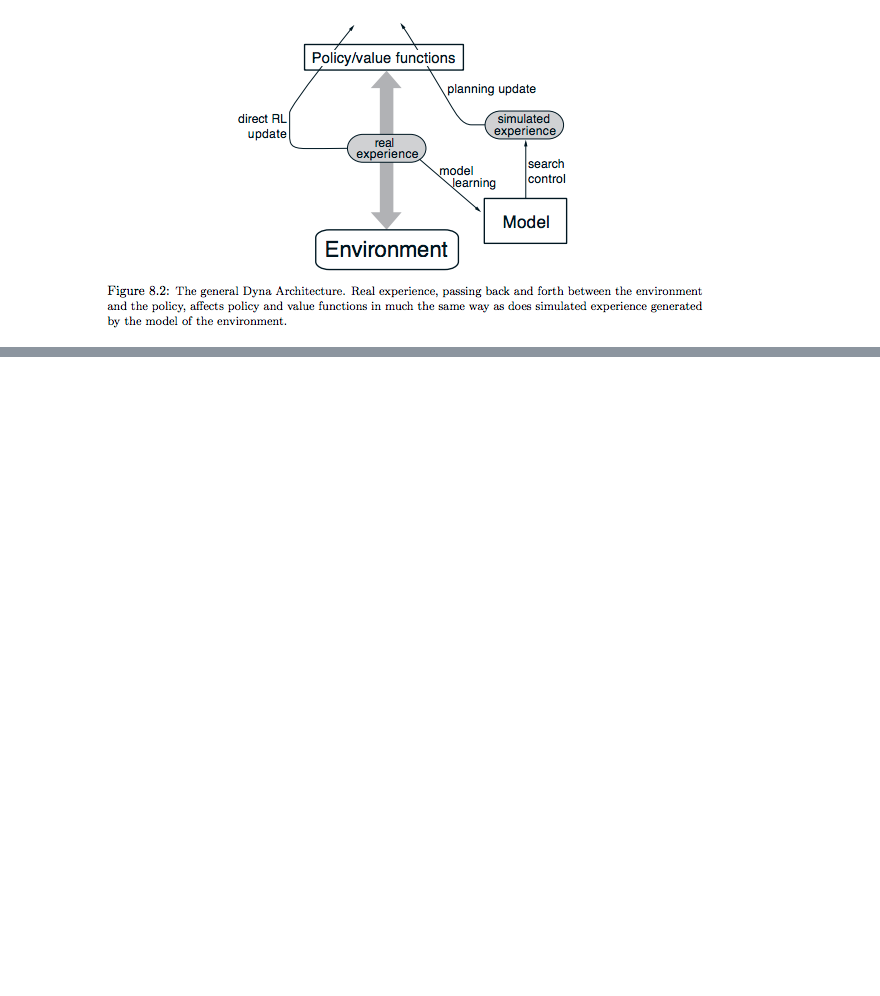
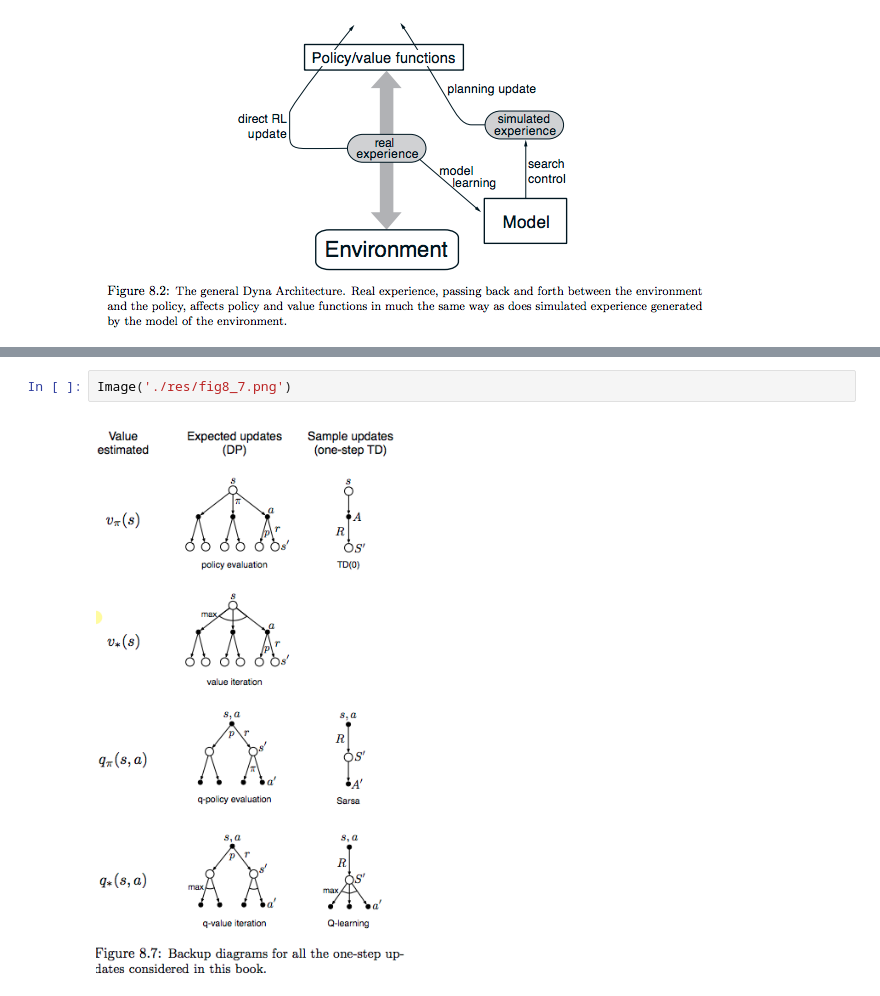
Before and after one commit to facaiy/book_notes, a Jupyter notebook: Reinforcement_Learing_An_Introduction/Planning_and_Learning_with_Tabular/note.ipynb, the cells around one changed output, grey strips where cells are left out. Drawn from its saved outputs; the diff is of its cells as text; blank space fills up the shorter version.

```diff
--- a/Reinforcement_Learing_An_Introduction/Planning_and_Learning_with_Tabular/note.ipynb
+++ b/Reinforcement_Learing_An_Introduction/Planning_and_Learning_with_Tabular/note.ipynb
@@ -50,0 +101,4 @@ Image('./res/fig8_2.png')
+# %%
+Image('./res/fig8_7.png')
+# %% [output]
+[figure, added]
```
Also changed, not shown: parts of 8 cells of this notebook, 4 other files.
